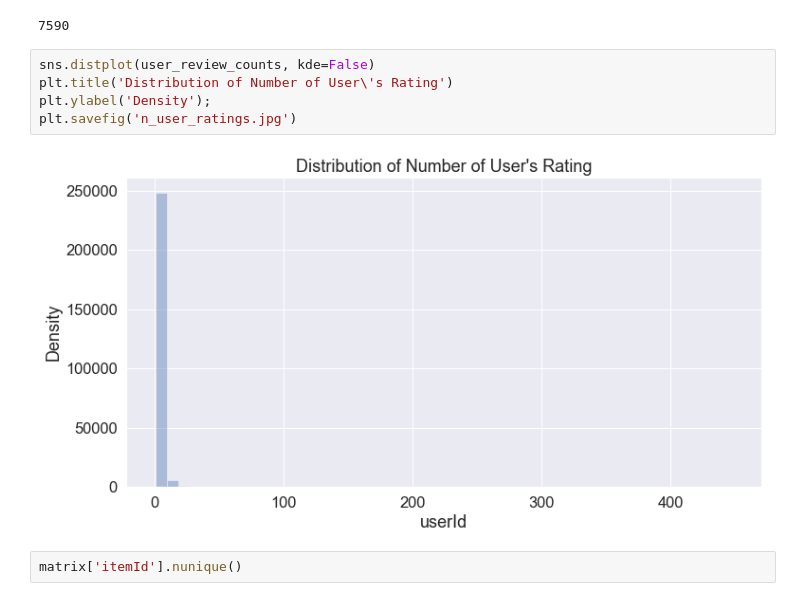
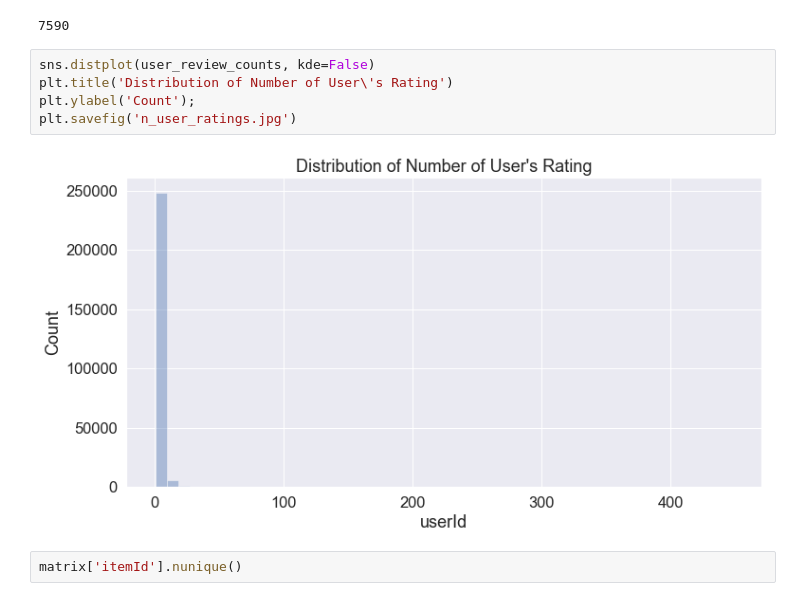
Before and after one commit to unit-00/amazon_fine_food, a Jupyter notebook: model/prototype.ipynb, the cells around one changed output. Cells and saved outputs as stored; diff of their text form.

```diff
--- a/model/prototype.ipynb
+++ b/model/prototype.ipynb
@@ -112,10 +112,10 @@ user_review_counts = matrix['userId'].value_counts().sort_values(ascending=False
 # %%
 sns.distplot(user_review_counts, kde=False)
 plt.title('Distribution of Number of User\'s Rating')
-plt.ylabel('Density');
+plt.ylabel('Count');
 plt.savefig('n_user_ratings.jpg')
 # %% [output]
-[figure, old version]
+[figure, new version]
 # %%
 matrix['itemId'].nunique()
 # %% [output]
```
Also changed, not shown: parts of 2 cells of this notebook, 3 other files.
